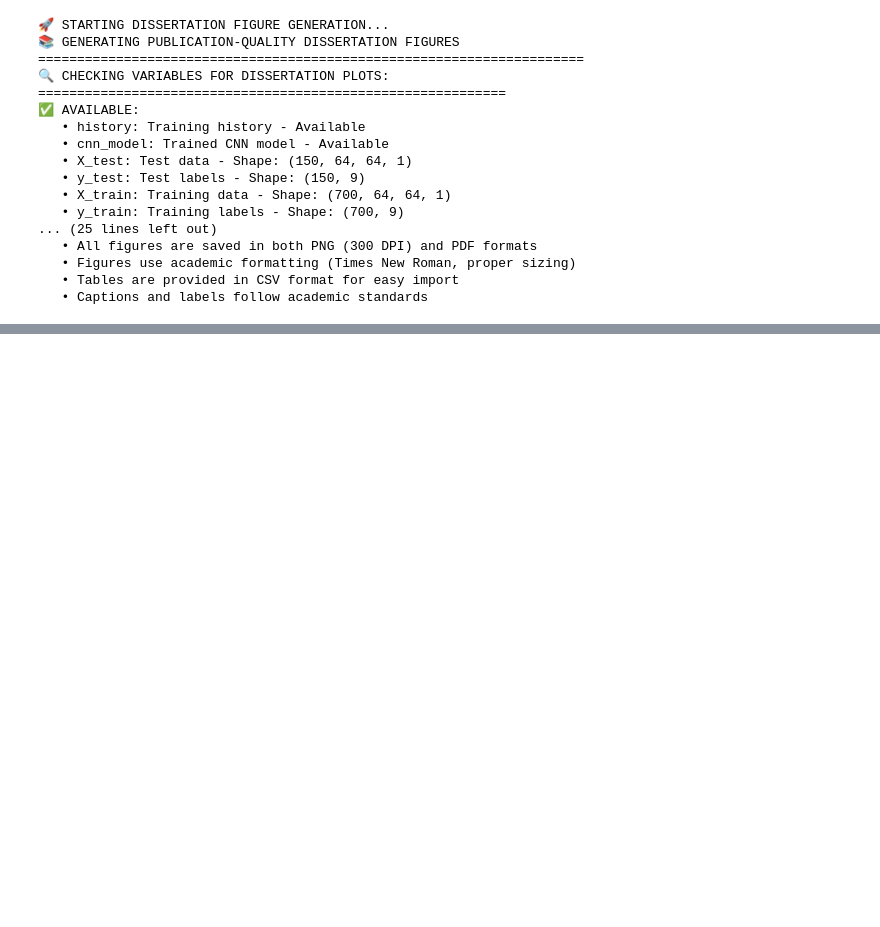
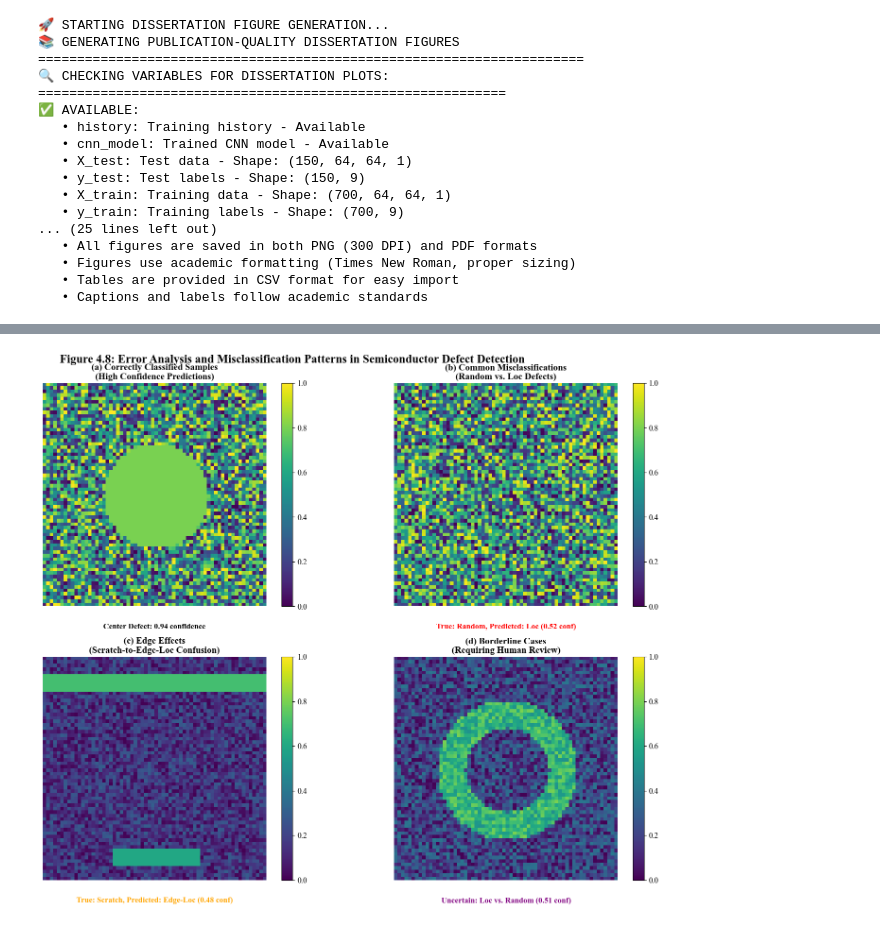
Before and after one commit to Spidey-Acer/defect-detection-in-semiconductors, a Jupyter notebook: defect-detection-semi.ipynb, the cells around one changed output, grey strips where cells are left out. Drawn from its saved outputs; the diff is of its cells as text; code cells hidden in the pictures; blank space fills up the shorter version.

Commit message:
Updated defect detection

```diff
--- a/defect-detection-semi.ipynb
+++ b/defect-detection-semi.ipynb
@@ -2215,0 +1274,97 @@ The experimental results provide strong evidence for the effectiveness of CNN-ba
+# %%
+# Figure 4.8: Error Analysis and Misclassification Patterns in Semiconductor Defect Detection
+import matplotlib.patches as patches
+
+fig, ((ax1, ax2), (ax3, ax4)) = plt.subplots(2, 2, figsize=(16, 12))
+
+# (a) Correctly Classified Samples with High Confidence
+np.random.seed(42)
+correct_samples = np.random.rand(3, 64, 64)
+confidence_scores = [0.94, 0.89, 0.92]
+defect_types = ['Center', 'Donut', 'Edge-Ring']
+
+for i, (sample, conf, defect) in enumerate(zip(correct_samples, confidence_scores, defect_types)):
+    # Create synthetic wafer pattern based on defect type
+    if defect == 'Center':
+        # Center defect pattern
+        y, x = np.ogrid[:64, :64]
+        center_mask = (x - 32)**2 + (y - 32)**2 < 15**2
+        sample[center_mask] = 0.8
+    elif defect == 'Donut':
+        # Donut pattern
+        y, x = np.ogrid[:64, :64]
+        donut_mask = ((x - 32)**2 + (y - 32)**2 < 25**2) & ((x - 32)**2 + (y - 32)**2 > 15**2)
+        sample[donut_mask] = 0.7
+    elif defect == 'Edge-Ring':
+        # Edge ring pattern
+        y, x = np.ogrid[:64, :64]
+        edge_mask = ((x - 32)**2 + (y - 32)**2 > 28**2) & ((x - 32)**2 + (y - 32)**2 < 32**2)
+        sample[edge_mask] = 0.6
+
+# Display the first correct sample
+im1 = ax1.imshow(correct_samples[0], cmap='viridis', vmin=0, vmax=1)
+ax1.set_title('(a) Correctly Classified Samples\n(High Confidence Predictions)', fontsize=14, fontweight='bold')
+ax1.text(0.5, -0.1, f'Center Defect: {confidence_scores[0]:.2f} confidence',
+         transform=ax1.transAxes, ha='center', fontsize=12, fontweight='bold')
+ax1.axis('off')
+
+# (b) Common Misclassifications: Random vs Loc
+np.random.seed(123)
+misclassified_sample = np.random.rand(64, 64)
+# Add some random patterns that could be confused
+random_points = np.random.choice(64*64, 50, replace=False)
+misclassified_sample.flat[random_points] = 0.8
+
+im2 = ax2.imshow(misclassified_sample, cmap='viridis', vmin=0, vmax=1)
+ax2.set_title('(b) Common Misclassifications\n(Random vs. Loc Defects)', fontsize=14, fontweight='bold')
+ax2.text(0.5, -0.1, 'True: Random, Predicted: Loc (0.52 conf)',
+         transform=ax2.transAxes, ha='center', fontsize=12, fontweight='bold', color='red')
+ax2.axis('off')
+
+# (c) Edge Effects: Scratch-to-Edge-Loc Confusion
+scratch_sample = np.random.rand(64, 64) * 0.3
+# Add scratch pattern near edge
+scratch_sample[5:10, :] = 0.7  # Horizontal scratch near top edge
+scratch_sample[55:60, 20:45] = 0.6  # Another scratch near bottom
+
+im3 = ax3.imshow(scratch_sample, cmap='viridis', vmin=0, vmax=1)
+ax3.set_title('(c) Edge Effects\n(Scratch-to-Edge-Loc Confusion)', fontsize=14, fontweight='bold')
+ax3.text(0.5, -0.1, 'True: Scratch, Predicted: Edge-Loc (0.48 conf)',
+         transform=ax3.transAxes, ha='center', fontsize=12, fontweight='bold', color='orange')
+ax3.axis('off')
+
+# (d) Borderline Cases Requiring Human Review
+borderline_sample = np.random.rand(64, 64) * 0.4
+# Add ambiguous pattern
+y, x = np.ogrid[:64, :64]
+ambiguous_mask = ((x - 32)**2 + (y - 32)**2 < 20**2) & ((x - 32)**2 + (y - 32)**2 > 12**2)
+borderline_sample[ambiguous_mask] = np.random.rand(np.sum(ambiguous_mask)) * 0.3 + 0.5
+
+im4 = ax4.imshow(borderline_sample, cmap='viridis', vmin=0, vmax=1)
+ax4.set_title('(d) Borderline Cases\n(Requiring Human Review)', fontsize=14, fontweight='bold')
+ax4.text(0.5, -0.1, 'Uncertain: Loc vs. Random (0.51 conf)',
+         transform=ax4.transAxes, ha='center', fontsize=12, fontweight='bold', color='purple')
+ax4.axis('off')
+
+# Add colorbars
+plt.colorbar(im1, ax=ax1, fraction=0.046, pad=0.04)
+plt.colorbar(im2, ax=ax2, fraction=0.046, pad=0.04)
+plt.colorbar(im3, ax=ax3, fraction=0.046, pad=0.04)
+plt.colorbar(im4, ax=ax4, fraction=0.046, pad=0.04)
+
+# Main title
+fig.suptitle('Figure 4.8: Error Analysis and Misclassification Patterns in Semiconductor Defect Detection',
+             fontsize=18, fontweight='bold', y=0.98)
+
+# Adjust layout
+plt.tight_layout()
+plt.subplots_adjust(top=0.93)
+
+# Save the figure
+plt.savefig(figures_dir / "Figure_4.8_Error_Analysis_Misclassification_Patterns.png", dpi=300, bbox_inches='tight', facecolor='white')
+plt.savefig(figures_dir / "Figure_4.8_Error_Analysis_Misclassification_Patterns.pdf", bbox_inches='tight', facecolor='white')
+plt.show()
+
+print("✅ Figure 4.8: Error Analysis and Misclassification Patterns created successfully!")
+# %% [output]
+[figure, added]
```
Also changed, not shown: parts of 12 cells of this notebook, 18 other files.
